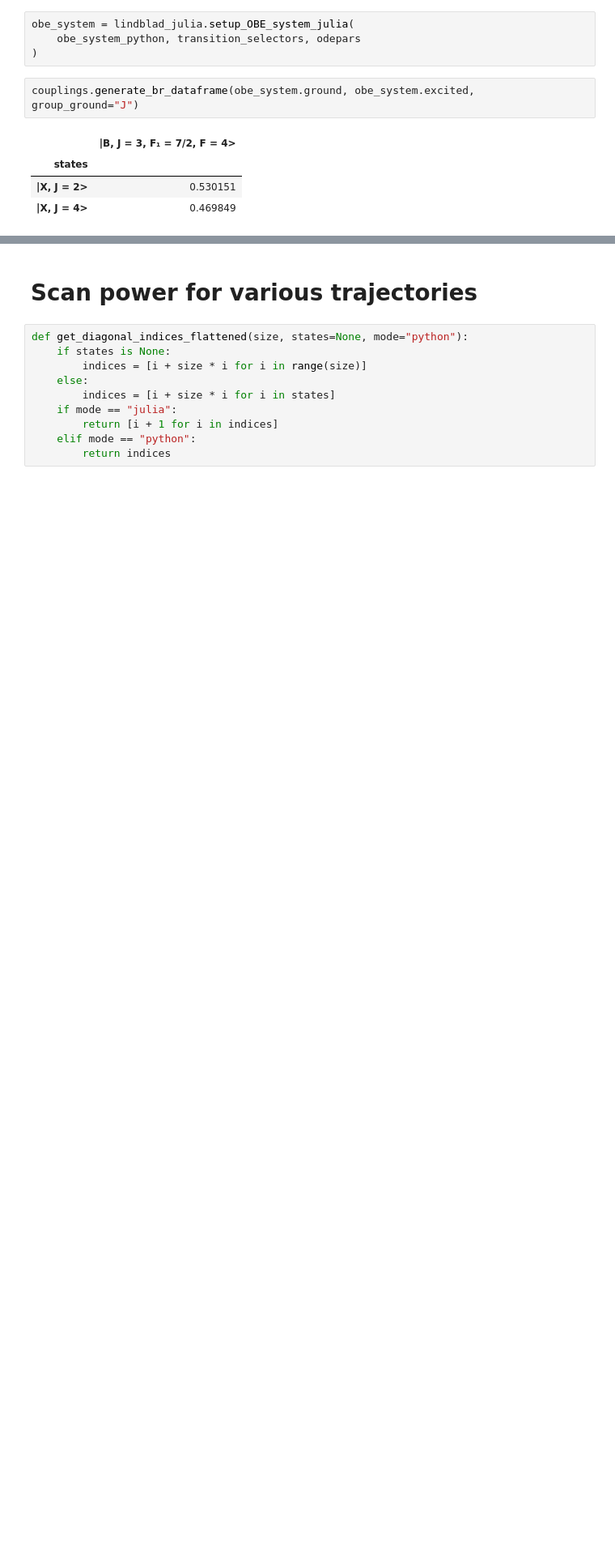
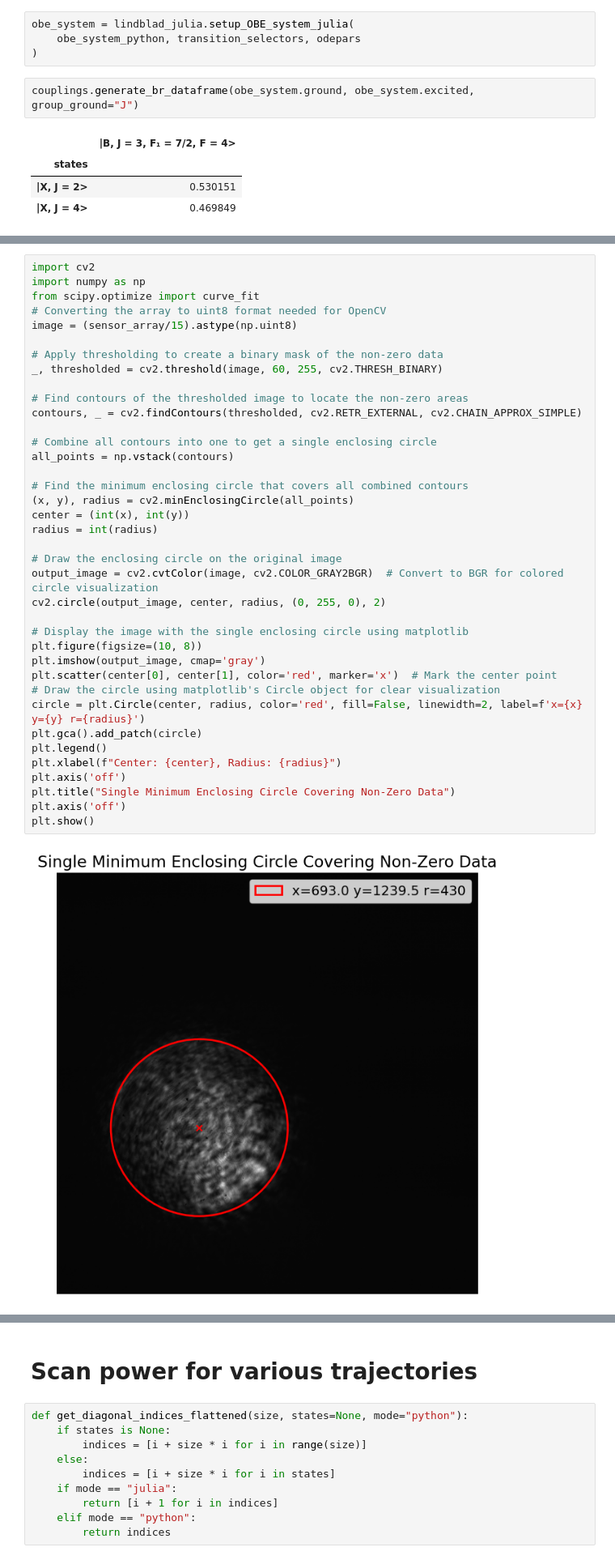
Before and after one commit to zhouperry/CeNTREX-TlF-julia-extension, a Jupyter notebook: examples/R2 transition EQL testing trajectories.ipynb, the cells around one changed output, grey strips where cells are left out. Shown: that part at 81% size. Drawn from its saved outputs; the diff is of its cells as text; blank space fills up the shorter version.

```diff
--- a/examples/R2 transition EQL testing trajectories.ipynb
+++ b/examples/R2 transition EQL testing trajectories.ipynb
@@ -210,0 +185,40 @@ sigma = 5.12e-04
+# %%
+import cv2
+import numpy as np
+from scipy.optimize import curve_fit
+# Converting the array to uint8 format needed for OpenCV
+image = (sensor_array/15).astype(np.uint8)
+
+# Apply thresholding to create a binary mask of the non-zero data
+_, thresholded = cv2.threshold(image, 60, 255, cv2.THRESH_BINARY)
+
+# Find contours of the thresholded image to locate the non-zero areas
+contours, _ = cv2.findContours(thresholded, cv2.RETR_EXTERNAL, cv2.CHAIN_APPROX_SIMPLE)
+
+# Combine all contours into one to get a single enclosing circle
+all_points = np.vstack(contours)
+
+# Find the minimum enclosing circle that covers all combined contours
+(x, y), radius = cv2.minEnclosingCircle(all_points)
+center = (int(x), int(y))
+radius = int(radius)
+
+# Draw the enclosing circle on the original image
+output_image = cv2.cvtColor(image, cv2.COLOR_GRAY2BGR)  # Convert to BGR for colored circle visualization
+cv2.circle(output_image, center, radius, (0, 255, 0), 2)
+
+# Display the image with the single enclosing circle using matplotlib
+plt.figure(figsize=(10, 8))
+plt.imshow(output_image, cmap='gray')
+plt.scatter(center[0], center[1], color='red', marker='x')  # Mark the center point
+# Draw the circle using matplotlib's Circle object for clear visualization
+circle = plt.Circle(center, radius, color='red', fill=False, linewidth=2, label=f'x={x} y={y} r={radius}')
+plt.gca().add_patch(circle)
+plt.legend()
+plt.xlabel(f"Center: {center}, Radius: {radius}")
+plt.axis('off')
+plt.title("Single Minimum Enclosing Circle Covering Non-Zero Data")
+plt.axis('off')
+plt.show()
+# %% [output]
+[figure, added]
```
Also changed, not shown: parts of 32 cells of this notebook, 4 other files.
